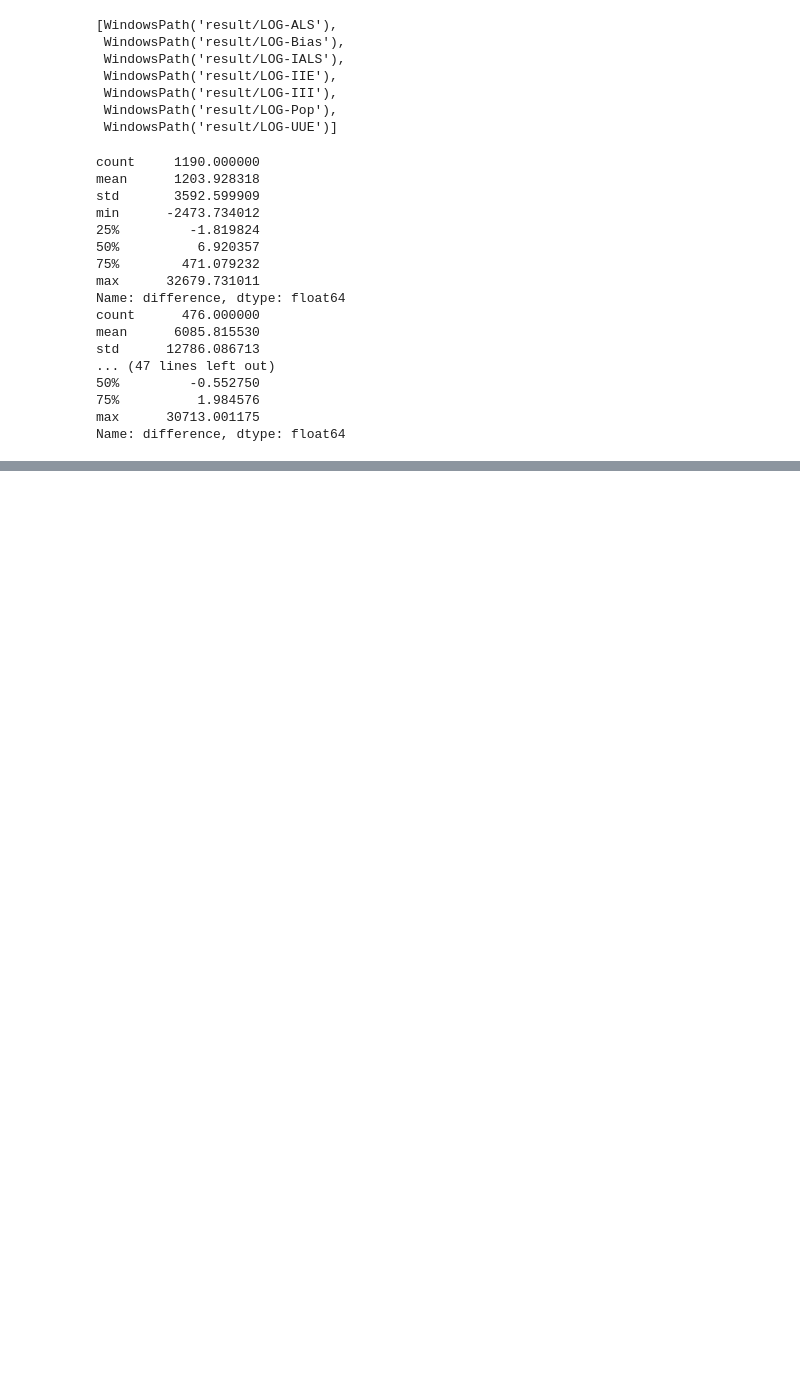
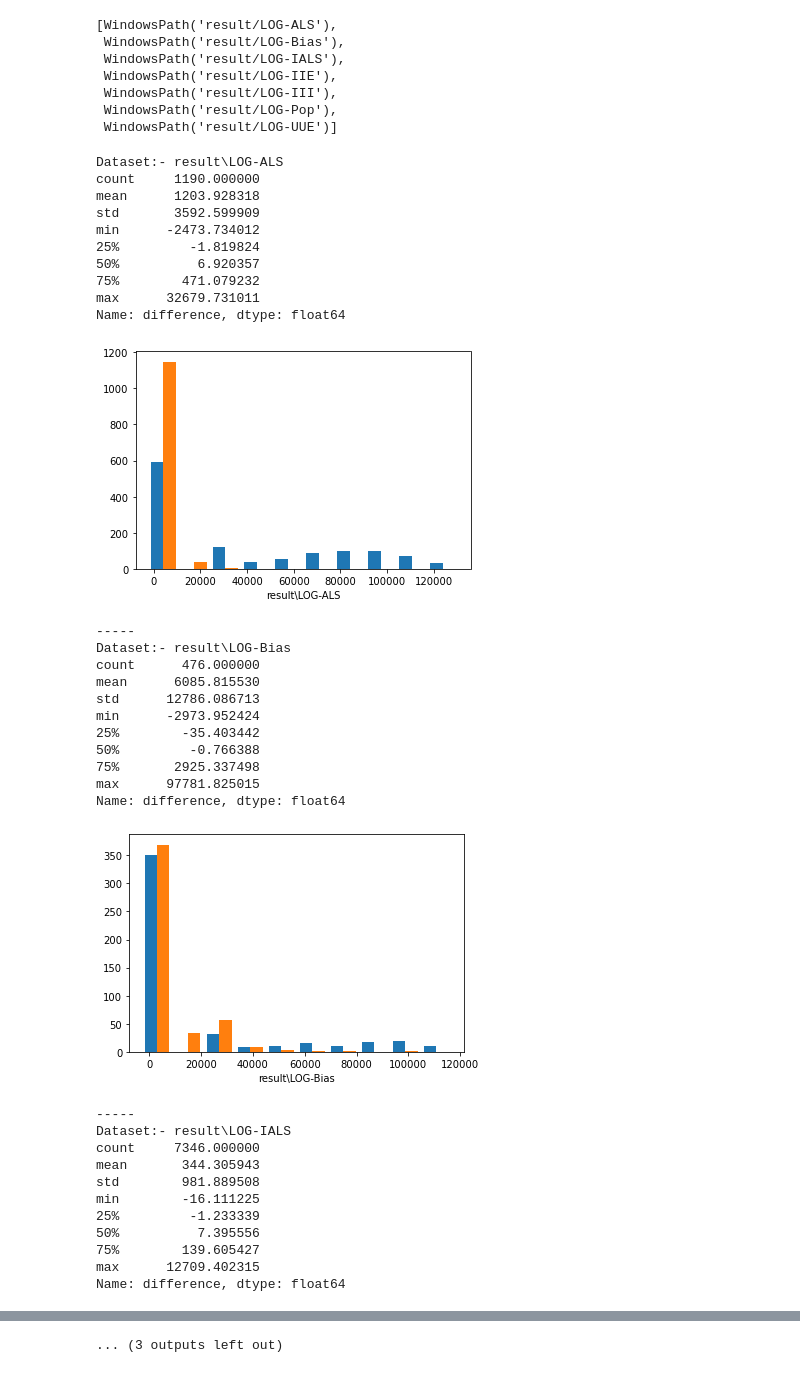
Before and after one commit to srabantiguha/exampletry2, a Jupyter notebook: logistic_reg_log.ipynb, the cells around one changed output, grey strips where cells are left out. Cells and saved outputs as stored; diff of their text form; code cells hidden in the pictures; blank space fills up the shorter version.

```diff
--- a/logistic_reg_log.ipynb
+++ b/logistic_reg_log.ipynb
@@ -101,7 +106,7 @@ analy = pd.DataFrame(columns = ["dataset","shape","Dist_EEL", "quantile(0.25)","
 
 for p in range(len(dirs)):
 
-    #print('Dataset:-',dirs[p])
+    print('Dataset:-',dirs[p])
     o = dirs[p]
     df = pd.read_csv(dirs[p], sep=',')
     #print(df.shape)
@@ -109,6 +114,12 @@ for p in range(len(dirs)):
     df = df[['item','difference']]
 #     print('Distribution of EEL')
     print(df['difference'].describe())
+
+    plt.figure()
+    plt.hist(df[np.isfinite(df['difference'])].values)
+    plt.xlabel(dirs[p])
+    plt.show()
+    print('-----')
 
     a = df.difference.quantile(0.25)
     b = df.difference.quantile(0.75)
@@ -118,46 +129,67 @@ for p in range(len(dirs)):
     df["category"] = df['difference'].apply(lambda x: calc_new_col(x))
 
     movies1 = movies.merge(df, on = 'item', how = 'inner')
+    #print(movies1)
     map1 = {'underexposed':-1, 'overexposed':1, 'Neutral':0}
     movies1['category'] = movies1['category'].map(map1)
     movies1 = movies1.drop(columns=['item', 'difference'])
 
     X = movies1.drop(columns=['category'])
     y = movies1['category']
     X_train, X_test, y_train, y_test = train_test_split(X, y, train_size=0.75, random_state=42)
-    X_train.shape, X_test.shape
-    logreg = LogisticRegression(random_state=42)
 
-    logreg.fit(X_train, y_train)
-    y_pred = logreg.predict(X_test)
+
+
+    elasticNet = LogisticRegression(penalty='elasticnet', solver='saga', l1_ratio=0.5, random_state=0).fit(X_train, y_train)
+
+    y_pred = elasticNet.predict(X_test)
+
+
     ac = (accuracy_score(y_test, y_pred))
 
     analy.iloc[p,0] = o
     analy.iloc[p,1] = (df.shape)
     analy.iloc[p,2] = 'Not showed'
     #analy.iloc[p,2] = df['difference'].describe()
     analy.iloc[p,3] = a
     analy.iloc[p,4] = b
     analy.iloc[p,5] = ac
 
 analy1 = analy.T
 analy1.columns = analy1.iloc[0]
 analy1 =  analy1.drop(analy1.index[0])
 # %% [output]
+Dataset:- result\LOG-ALS
 count     1190.000000
 mean      1203.928318
 std       3592.599909
 min      -2473.734012
 25%         -1.819824
 50%          6.920357
 75%        471.079232
 max      32679.731011
 Name: difference, dtype: float64
-count      476.000000
-mean      6085.815530
-std      12786.086713
-... (47 lines left out)
-50%         -0.552750
-75%          1.984576
-max      30713.001175
-Name: difference, dtype: float64
+[figure, added]
+-----
+Dataset:- result\LOG-Bias
+count      476.000000
+mean      6085.815530
+std      12786.086713
+min      -2973.952424
+25%        -35.403442
+50%         -0.766388
+75%       2925.337498
+max      97781.825015
+Name: difference, dtype: float64
+[figure, added]
+-----
+Dataset:- result\LOG-IALS
+count     7346.000000
+mean       344.305943
+std        981.889508
+min        -16.111225
+25%         -1.233339
+50%          7.395556
+75%        139.605427
+max      12709.402315
+Name: difference, dtype: float64
@@ -164,3 +233,4 @@ Name: difference, dtype: float64
+... (3 outputs left out)
 # %%
 analy1
 # %% [output]
```
Also changed, not shown: parts of 12 cells of this notebook, 8 other files.
